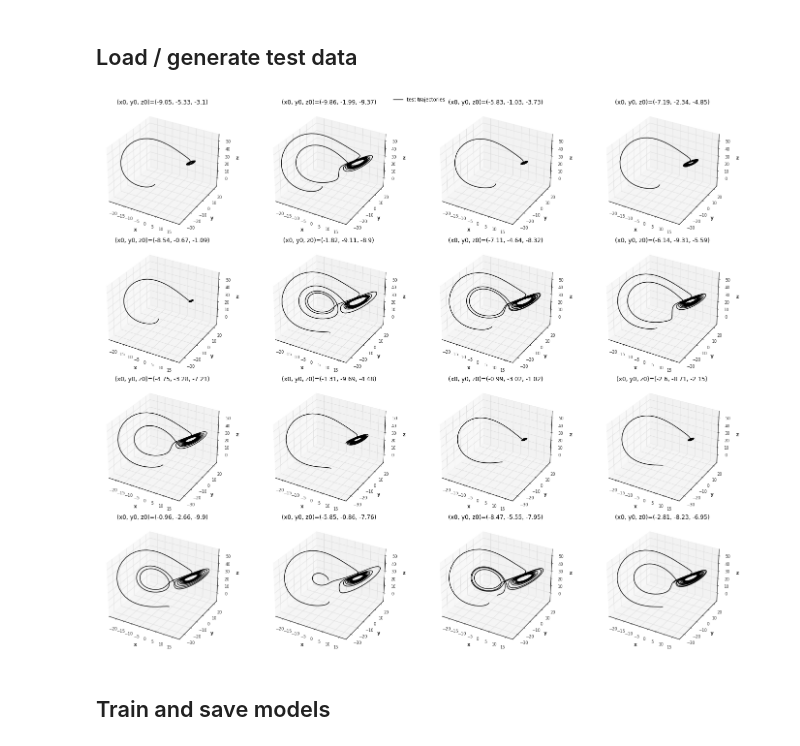
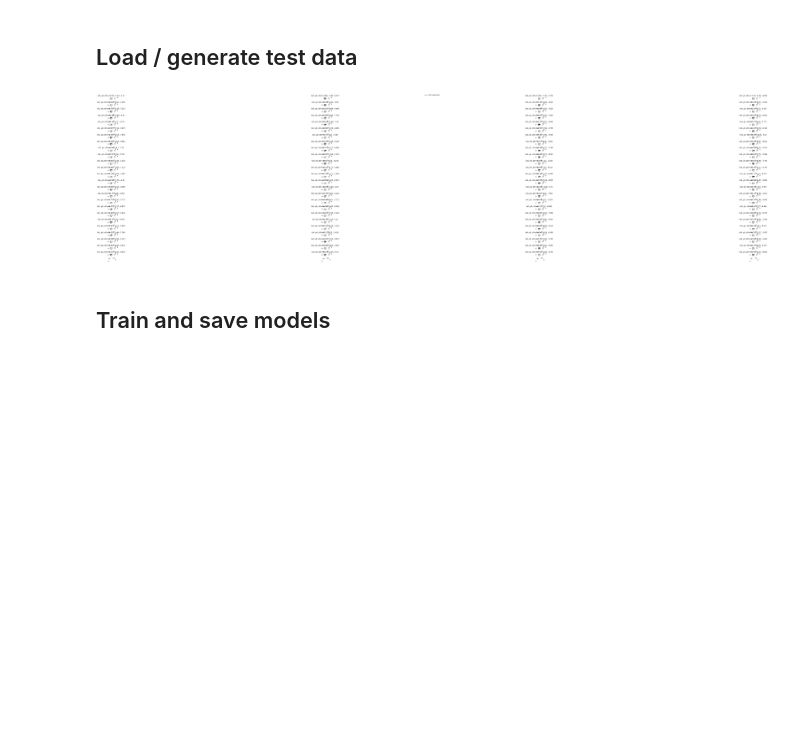
Before and after one commit to streitl/validyna, a Jupyter notebook: Lorenz Quadrants.ipynb, the cells around one changed output. Saved outputs shown, nothing was run; the diff lists cells and outputs as text; code cells hidden in the pictures; blank space fills up the shorter version.

```diff
--- a/Lorenz Quadrants.ipynb
+++ b/Lorenz Quadrants.ipynb
@@ -59,10 +78,11 @@ plot_3d_trajectories([train_set], labels=['train trajectories'], n_plots=16);
 # %% [markdown]
 ## Load / generate test data
 # %%
-test_set = load_or_generate_and_save(f'data/{data_params_string}_test.npy', chaos_model=lorenz, data_params=data_params, ic_fun=lambda: -10 * np.random.rand(3))
+test_set = load_or_generate_and_save(f'data/{data_params_string}_test.npy', chaos_model=lorenz, data_params=data_params,
+                                     ic_fun=lambda: -10 * np.random.rand(3))
 # %%
-plot_3d_trajectories([test_set], labels=['test trajectories'], n_plots=16);
+plot_3d_trajectories([test_set], labels=['test trajectories'], n_plots=100);
 # %% [output]
-[figure, old version]
+[figure, new version]
 # %% [markdown]
 ## Train and save models
```
Also changed, not shown: parts of 12 cells of this notebook, 7 other files.
